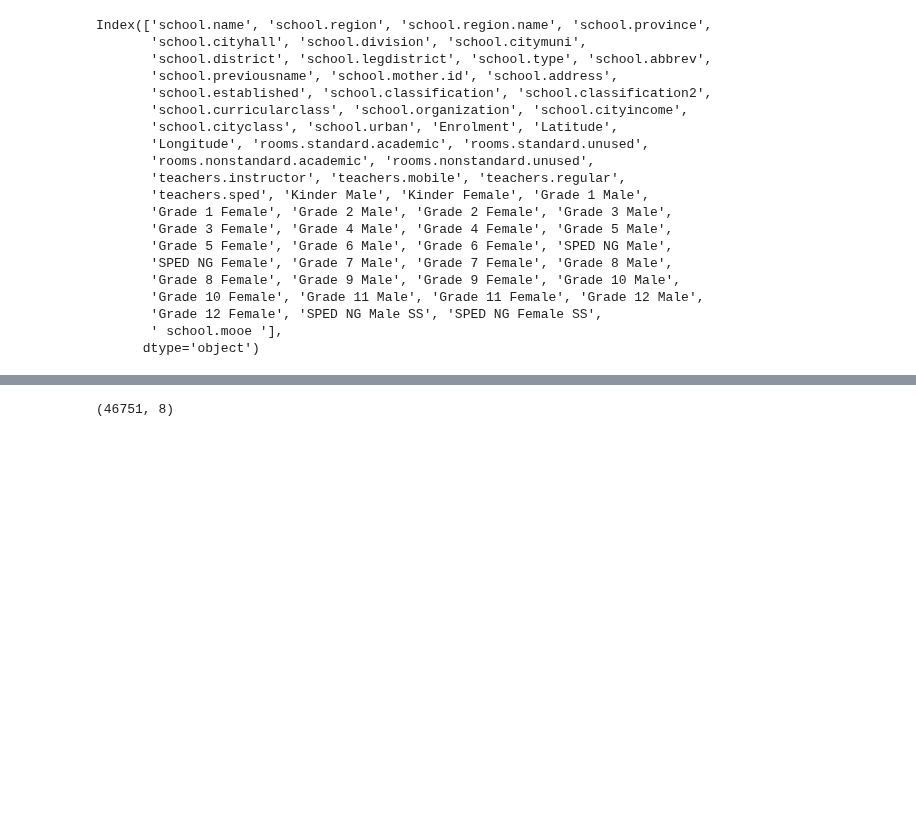
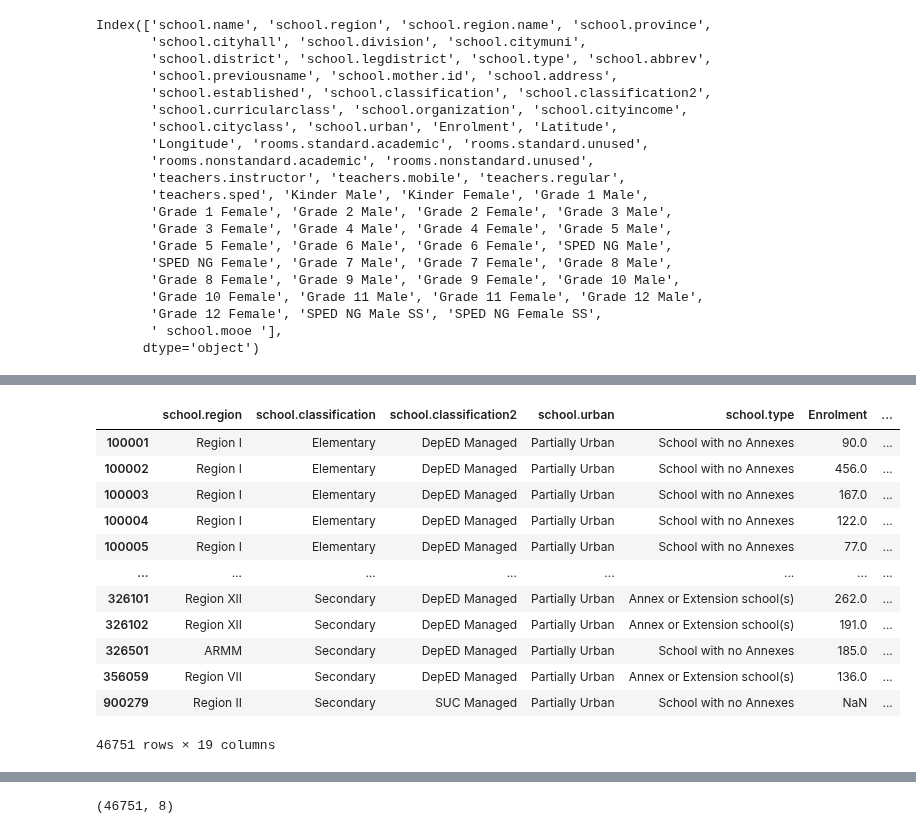
Before and after one commit to ericxmagno/education-analytics, a Jupyter notebook: education_analytics/Sprint1_EDA_Justine.ipynb, the cells around one changed output, grey strips where cells are left out. Saved outputs shown, nothing was run; the diff lists cells and outputs as text; code cells hidden in the pictures; blank space fills up the shorter version.

```diff
--- a/education_analytics/Sprint1_EDA_Justine.ipynb
+++ b/education_analytics/Sprint1_EDA_Justine.ipynb
@@ -164,0 +157,21 @@ df_eda
+# %%
+df_eda = df_all[['school.region','school.classification','school.classification2','school.urban','school.type','Enrolment','Total Rooms','Total Teachers','Total Elementary SPED Students',
+       'Total Secondary SPED Students',' school.mooe ','rooms.standard.academic', 'rooms.standard.unused',
+       'rooms.nonstandard.academic', 'rooms.nonstandard.unused','teachers.instructor', 'teachers.mobile', 'teachers.regular',
+       'teachers.sped']]
+df_eda.rename(columns ={' school.mooe ':'School MOOE','school.type':'School Type','school.classification':'School Classification'})
+df_eda
+# %% [output]
+|  | school.region | school.classification | school.classification2 | school.urban | school.type | Enrolment | ... |
+| 100001 | Region I | Elementary | DepED Managed | Partially Urban | School with no Annexes | 90.0 | ... |
+| 100002 | Region I | Elementary | DepED Managed | Partially Urban | School with no Annexes | 456.0 | ... |
+| 100003 | Region I | Elementary | DepED Managed | Partially Urban | School with no Annexes | 167.0 | ... |
+| 100004 | Region I | Elementary | DepED Managed | Partially Urban | School with no Annexes | 122.0 | ... |
+| 100005 | Region I | Elementary | DepED Managed | Partially Urban | School with no Annexes | 77.0 | ... |
+| ... | ... | ... | ... | ... | ... | ... | ... |
+| 326101 | Region XII | Secondary | DepED Managed | Partially Urban | Annex or Extension school(s) | 262.0 | ... |
+| 326102 | Region XII | Secondary | DepED Managed | Partially Urban | Annex or Extension school(s) | 191.0 | ... |
+| 326501 | ARMM | Secondary | DepED Managed | Partially Urban | School with no Annexes | 185.0 | ... |
+| 356059 | Region VII | Secondary | DepED Managed | Partially Urban | Annex or Extension school(s) | 136.0 | ... |
+| 900279 | Region II | Secondary | SUC Managed | Partially Urban | School with no Annexes | NaN | ... |
+46751 rows × 19 columns
```
Also changed, not shown: parts of 8 cells of this notebook, 1 other file.
